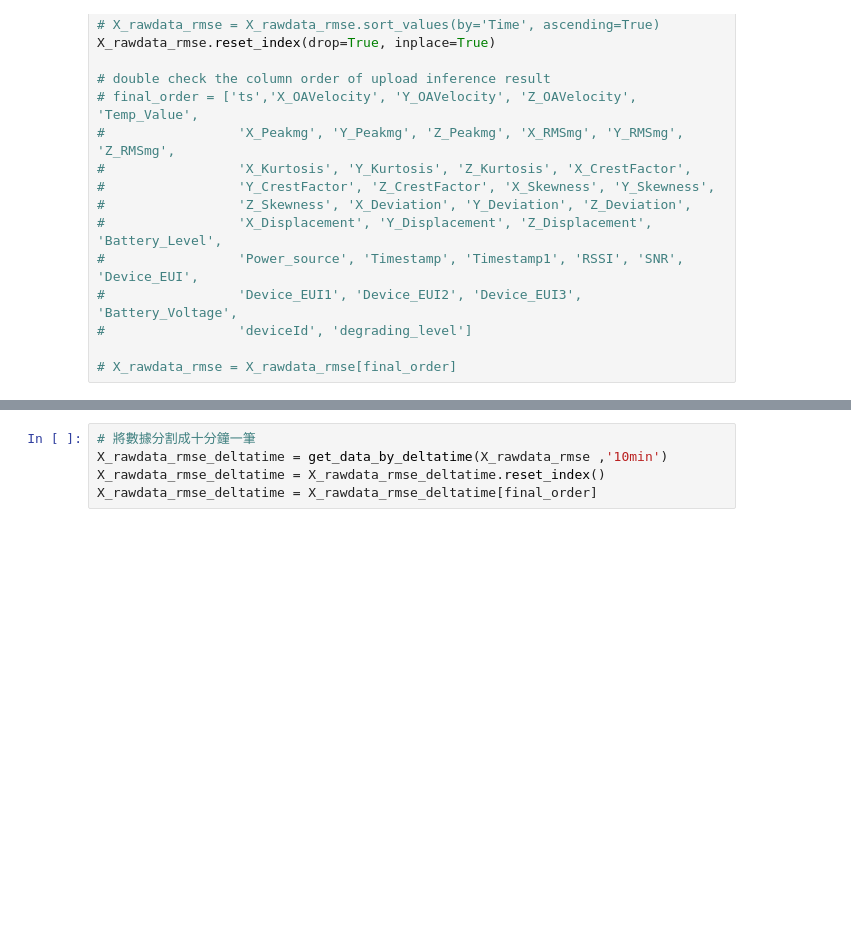
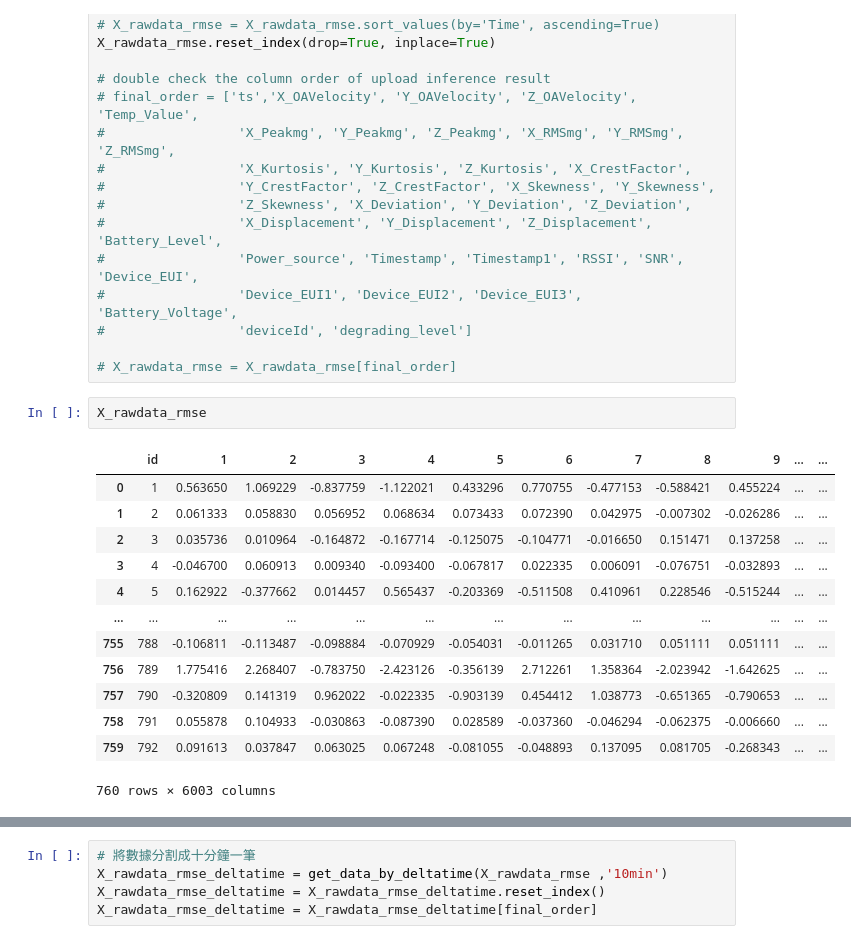
Before and after one commit to LaZoark/anomaly_detection, a Jupyter notebook: [軸承競賽]detect_predict_train.ipynb, the cells around one changed output, grey strips where cells are left out. Saved outputs shown, nothing was run; the diff lists cells and outputs as text; blank space fills up the shorter version.

```diff
--- a/[軸承競賽]detect_predict_train.ipynb
+++ b/[軸承競賽]detect_predict_train.ipynb
@@ -871,3 +1021,19 @@ X_rawdata_rmse.reset_index(drop=True, inplace=True)
 #                 'deviceId', 'degrading_level']
 
 # X_rawdata_rmse = X_rawdata_rmse[final_order]
+# %%
+X_rawdata_rmse
+# %% [output]
+|  | id | 1 | 2 | 3 | 4 | 5 | 6 | 7 | 8 | 9 | ... | ... |
+| 0 | 1 | 0.563650 | 1.069229 | -0.837759 | -1.122021 | 0.433296 | 0.770755 | -0.477153 | -0.588421 | 0.455224 | ... | ... |
+| 1 | 2 | 0.061333 | 0.058830 | 0.056952 | 0.068634 | 0.073433 | 0.072390 | 0.042975 | -0.007302 | -0.026286 | ... | ... |
+| 2 | 3 | 0.035736 | 0.010964 | -0.164872 | -0.167714 | -0.125075 | -0.104771 | -0.016650 | 0.151471 | 0.137258 | ... | ... |
+| 3 | 4 | -0.046700 | 0.060913 | 0.009340 | -0.093400 | -0.067817 | 0.022335 | 0.006091 | -0.076751 | -0.032893 | ... | ... |
+| 4 | 5 | 0.162922 | -0.377662 | 0.014457 | 0.565437 | -0.203369 | -0.511508 | 0.410961 | 0.228546 | -0.515244 | ... | ... |
+| ... | ... | ... | ... | ... | ... | ... | ... | ... | ... | ... | ... | ... |
+| 755 | 788 | -0.106811 | -0.113487 | -0.098884 | -0.070929 | -0.054031 | -0.011265 | 0.031710 | 0.051111 | 0.051111 | ... | ... |
+| 756 | 789 | 1.775416 | 2.268407 | -0.783750 | -2.423126 | -0.356139 | 2.712261 | 1.358364 | -2.023942 | -1.642625 | ... | ... |
+| 757 | 790 | -0.320809 | 0.141319 | 0.962022 | -0.022335 | -0.903139 | 0.454412 | 1.038773 | -0.651365 | -0.790653 | ... | ... |
+| 758 | 791 | 0.055878 | 0.104933 | -0.030863 | -0.087390 | 0.028589 | -0.037360 | -0.046294 | -0.062375 | -0.006660 | ... | ... |
+| 759 | 792 | 0.091613 | 0.037847 | 0.063025 | 0.067248 | -0.081055 | -0.048893 | 0.137095 | 0.081705 | -0.268343 | ... | ... |
+760 rows × 6003 columns
```
Also changed, not shown: parts of 31 cells of this notebook.
